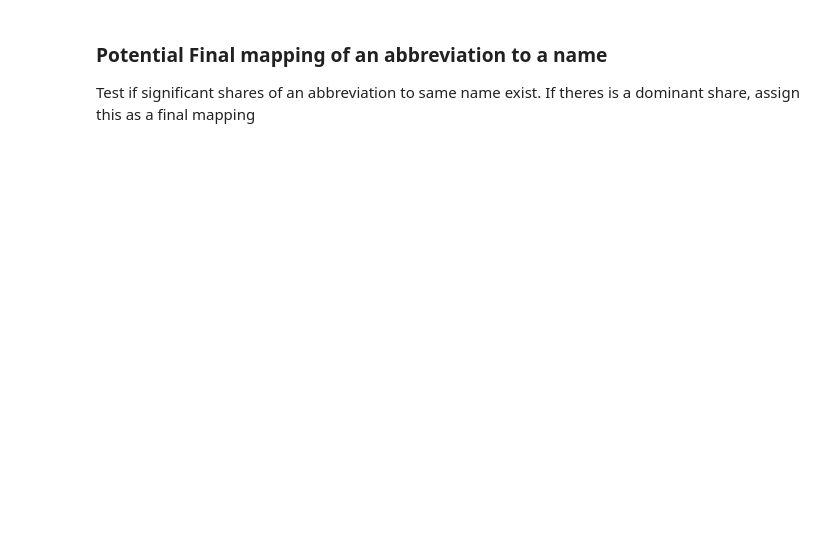
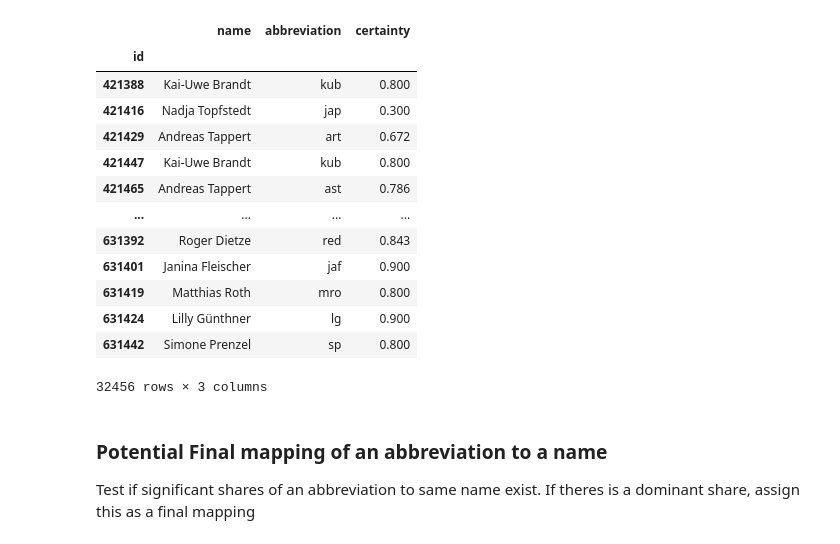
Before and after one commit to st0ffregen/lvzStatistics, a Jupyter notebook: notebooks/1.1-author-mapping-frequency-certainty-exploration.ipynb, the cells around one changed output. Cells and saved outputs as stored; diff of their text form; code cells hidden in the pictures; blank space fills up the shorter version.

```diff
--- a/notebooks/1.1-author-mapping-frequency-certainty-exploration.ipynb
+++ b/notebooks/1.1-author-mapping-frequency-certainty-exploration.ipynb
@@ -7,10 +8,31 @@ import seaborn as sns
 con = sqlite3.connect('../data/interim/articles_with_author_mapping.db')
 cur = con.cursor()
 # %%
-cur.execute("select id, name, abbreviation, matching_certainty from authors")
-rows = cur.fetchall()
-authors = pd.DataFrame(columns=["id", "name", "abbreviation", "certainty"], data=rows)
-authors.set_index("id", inplace=True)
+def get_abbreviations_with_names():
+    cur.execute("select id, name, abbreviation, matching_certainty from unmapped_authors where matching_type = ? or matching_type = ?", (MatchingType.FUZZY_MATCH.name, MatchingType.DIRECT_MATCH.name))
+    rows = cur.fetchall()
+    authors = pd.DataFrame(columns=["id", "name", "abbreviation", "certainty"], data=rows)
+    authors.set_index("id", inplace=True)
+    return authors
+
+authors = get_abbreviations_with_names()
+# %%
+authors
+# %% [output]
+|  | name | abbreviation | certainty |
+| id |  |  |  |
+| 421388 | Kai-Uwe Brandt | kub | 0.800 |
+| 421416 | Nadja Topfstedt | jap | 0.300 |
+| 421429 | Andreas Tappert | art | 0.672 |
+| 421447 | Kai-Uwe Brandt | kub | 0.800 |
+| 421465 | Andreas Tappert | ast | 0.786 |
+| ... | ... | ... | ... |
+| 631392 | Roger Dietze | red | 0.843 |
+| 631401 | Janina Fleischer | jaf | 0.900 |
+| 631419 | Matthias Roth | mro | 0.800 |
+| 631424 | Lilly Günthner | lg | 0.900 |
+| 631442 | Simone Prenzel | sp | 0.800 |
+32456 rows × 3 columns
 # %% [markdown]
 ### Potential Final mapping of an abbreviation to a name
 Test if significant shares of an abbreviation to same name exist. If theres is a dominant share, assign this as a final mapping
```
Also changed, not shown: parts of 3 cells of this notebook, 23 other files.
